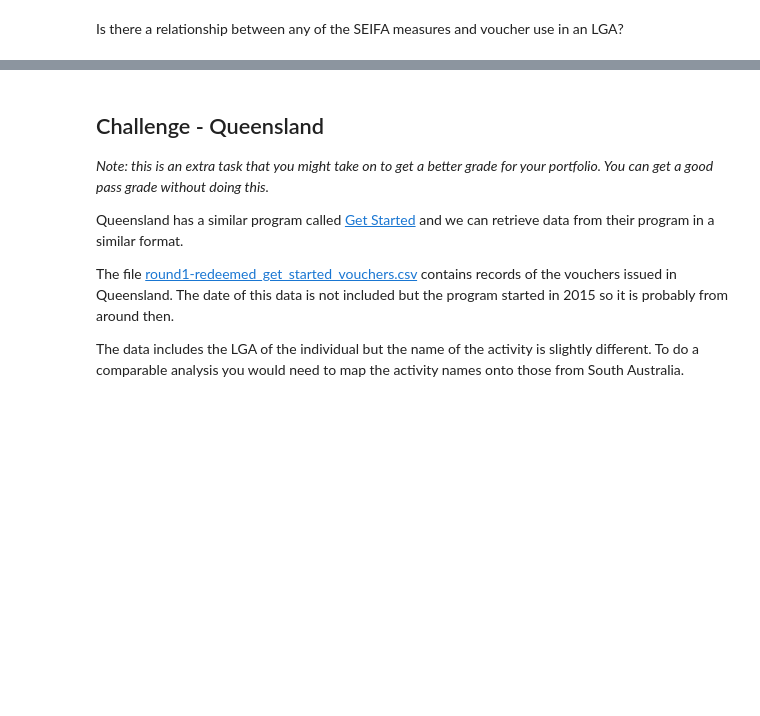
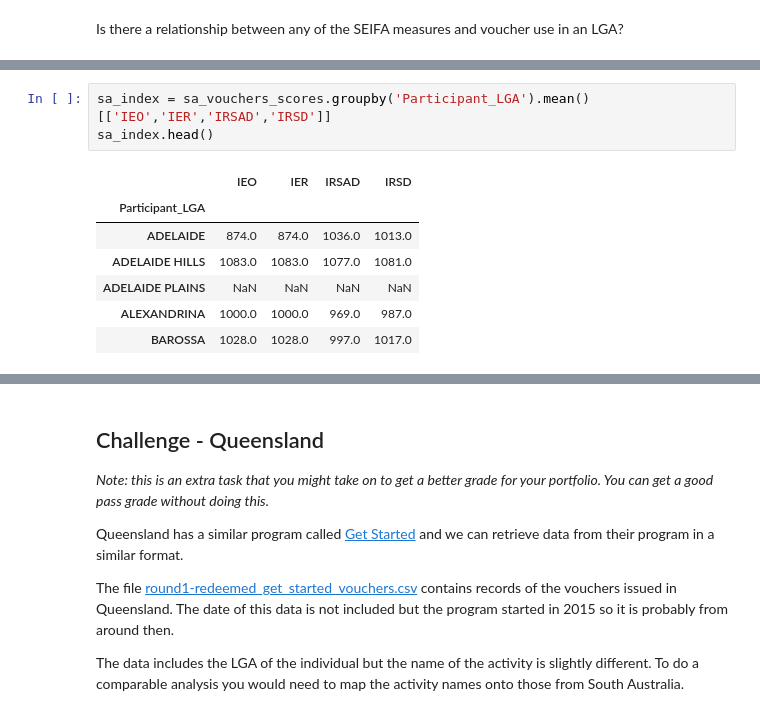
Before and after one commit to walthersy/DataScience-Portfolio, a Jupyter notebook: Portfolio 2.ipynb, the cells around one changed output, grey strips where cells are left out. Saved outputs shown, nothing was run; the diff lists cells and outputs as text; blank space fills up the shorter version.

```diff
--- a/Portfolio 2.ipynb
+++ b/Portfolio 2.ipynb
@@ -156,0 +188,11 @@ Is there a relationship between any of the SEIFA measures and voucher use in an
+# %%
+sa_index = sa_vouchers_scores.groupby('Participant_LGA').mean()[['IEO','IER','IRSAD','IRSD']]
+sa_index.head()
+# %% [output]
+|  | IEO | IER | IRSAD | IRSD |
+| Participant_LGA |  |  |  |  |
+| ADELAIDE | 874.0 | 874.0 | 1036.0 | 1013.0 |
+| ADELAIDE HILLS | 1083.0 | 1083.0 | 1077.0 | 1081.0 |
+| ADELAIDE PLAINS | NaN | NaN | NaN | NaN |
+| ALEXANDRINA | 1000.0 | 1000.0 | 969.0 | 987.0 |
+| BAROSSA | 1028.0 | 1028.0 | 997.0 | 1017.0 |
```
Also changed, not shown: parts of 10 cells of this notebook.
